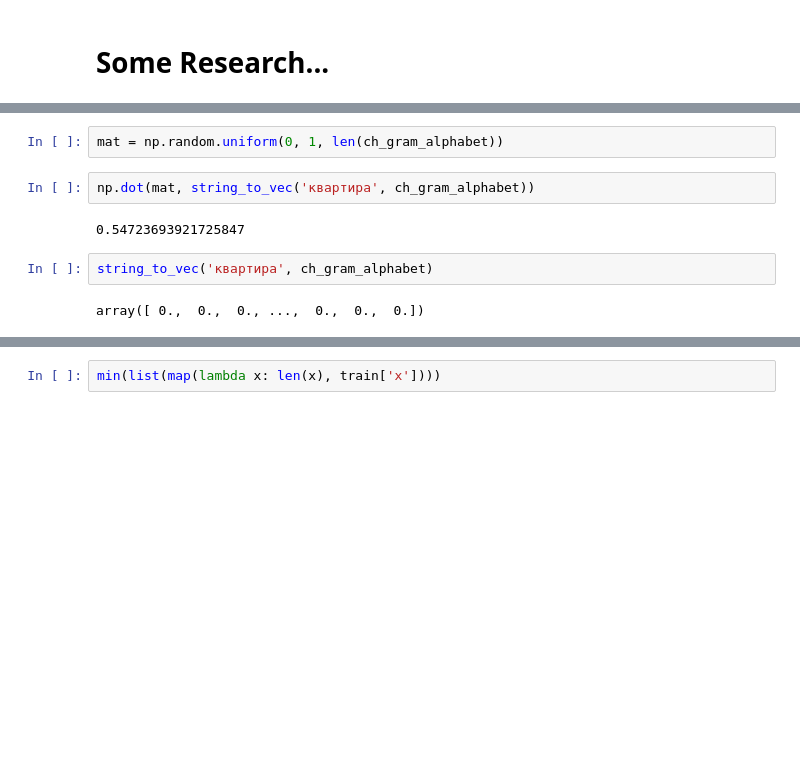
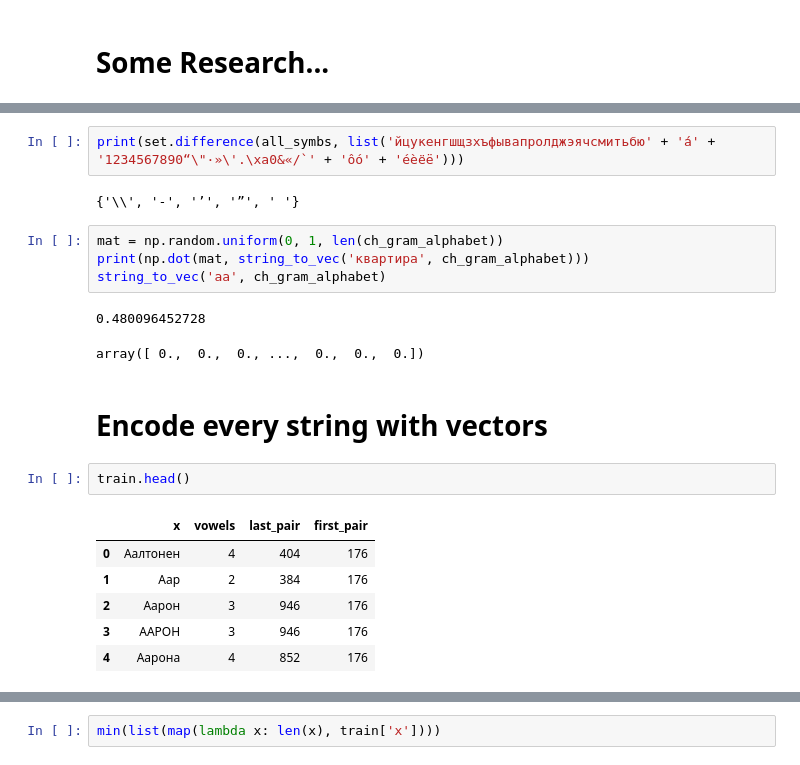
Before and after one commit to akarazeev/ML-6-7sem-MIPT-2017, a Jupyter notebook: hw4/task1/main.ipynb, the cells around one changed output, grey strips where cells are left out. Cells and saved outputs as stored; diff of their text form; blank space fills up the shorter version.

```diff
--- a/hw4/task1/main.ipynb
+++ b/hw4/task1/main.ipynb
@@ -172,13 +208,25 @@ make_ngrams('Аарон', 2)
+# %%
+print(set.difference(all_symbs, list('йцукенгшщзхъфывапролджэячсмитьбю' + 'á' + '1234567890“\"·»\'.\xa0&«/`' + 'ôó' + 'éѐёë')))
+# %% [output]
+{'\\', '-', '’', '”', ' '}
 # %%
 mat = np.random.uniform(0, 1, len(ch_gram_alphabet))
+print(np.dot(mat, string_to_vec('квартира', ch_gram_alphabet)))
+string_to_vec('аа', ch_gram_alphabet)
+# %% [output]
+0.480096452728
+array([ 0.,  0.,  0., ...,  0.,  0.,  0.])
-# %%
-np.dot(mat, string_to_vec('квартира', ch_gram_alphabet))
-# %% [output]
-0.54723693921725847
-# %%
-string_to_vec('квартира', ch_gram_alphabet)
-# %% [output]
-array([ 0.,  0.,  0., ...,  0.,  0.,  0.])
+# %% [markdown]
+# Encode every string with vectors
+# %%
+train.head()
+# %% [output]
+|  | x | vowels | last_pair | first_pair |
+| 0 | Аалтонен | 4 | 404 | 176 |
+| 1 | Аар | 2 | 384 | 176 |
+| 2 | Аарон | 3 | 946 | 176 |
+| 3 | ААРОН | 3 | 946 | 176 |
+| 4 | Аарона | 4 | 852 | 176 |
 # %%
 %%time
 new_train = pd.DataFrame(columns=np.concatenate((train.columns.values, np.arange(len(ch_gram_alphabet)))))
```
Also changed, not shown: parts of 31 cells of this notebook, 5 other files.
